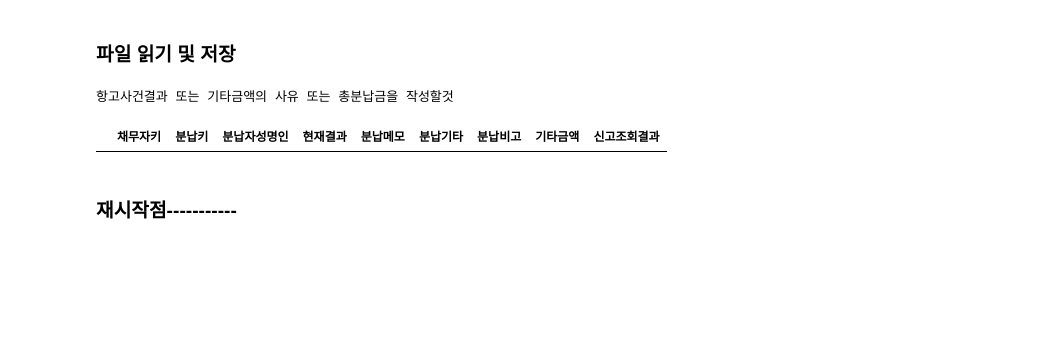
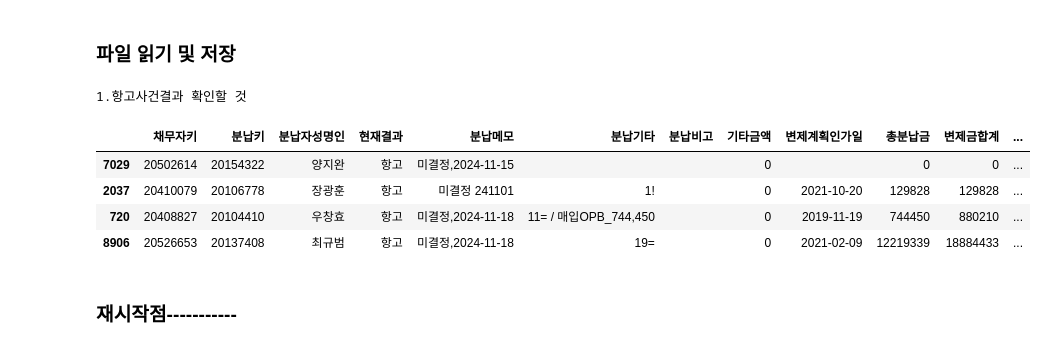
Before and after one commit to jbmyou/python_work, a Jupyter notebook: fileNaming/자산정리/전산_자산정리_개인회생.ipynb, the cells around one changed output. Cells and saved outputs as stored; diff of their text form; code cells hidden in the pictures; blank space fills up the shorter version.

```diff
--- a/fileNaming/자산정리/전산_자산정리_개인회생.ipynb
+++ b/fileNaming/자산정리/전산_자산정리_개인회생.ipynb
@@ -166,50 +178,74 @@ if True :
 # %%
 # 전달 미종결인가건 : 변제금 변화 등 확인 위해
 if previous_cutoff :
-    전달미종결인가건 = pd.read_pickle(functions.키워드로파일명찾기(join(path_base, company, previous_cutoff, "개인회생점검"), "미종결인가건.*pkl", "", 전체경로=True))
+    if previous_file == "미종결인가" :
+        전달미종결인가건 = pd.read_pickle(functions.키워드로파일명찾기(join(path_base, company, previous_cutoff, "개인회생점검"), "미종결인가건.*pkl", "", 전체경로=True))
+    else : # 개인회생새창
+        전달미종결인가건 = pd.read_pickle(functions.키워드로파일명찾기(join(path_base, company, previous_cutoff, "pkl"), "개인회생새창", "계좌키분리", 전체경로=True))
 
 # 이달 개인회생파일 읽기 및 pkl 저장
 if ext == ".xlsx" :
     path_raw_data = join(path_wd, name_dataset+ext)
     raw_data_ori = pd.read_excel(path_raw_data, dtype=rehabilitation_dtype).fillna("")
 
     if raw_data_ori.loc[0,"진행내용"] == "" :
         print("개인회생 엑셀다운로드시 우클릭후 '1.채권자목록,일반내용,진행내용 표시'를 선택해야 합니다.")
     else :
         pass
 
     # 사건번호 정렬
     raw_data_ori.sort_values(by=["관할법원", "사건번호"], inplace=True)
 
     # pkl 저장
     if not os.path.exists(join(path_wd, "pkl")) :
         os.mkdir(join(path_wd, "pkl"))
     raw_data_ori.to_pickle(join(path_wd, "pkl", name_dataset+".pkl"))
 
 # pkl 읽기
 else :
     path_raw_data = join(path_wd, "pkl", name_dataset+ext)
     # path_raw_data = join(path_wd, "pkl", name_dataset+"_진행중_계좌키분리_기준데이터"+ext)
     raw_data_ori = pd.read_pickle(path_raw_data)
 
 
 # 작업 전 확인 ----------------------------------------------------------------------------------------
-raw_data_ori["상태및담당자"] = raw_data_ori["채무상태"] + raw_data_ori["담당자"]
-# 기본조건
-기본cond = (raw_data_ori.분납상태=="진행") & (~raw_data_ori["분납메모"].str.contains('제외|통합|일반')) & (~raw_data_ori.상태및담당자.str.contains(종료))
-# 항고사건, 이유없는 기타금액 확인
-항고cond = 기본cond & (raw_data_ori.현재결과=="항고") & (raw_data_ori.분납메모=="")
-# 이유없는 기타금액
-기타금액cond = 기본cond & (raw_data_ori.기타금액>0) & ((~raw_data_ori.분납기타.str.contains('총분납금추가'))&(~raw_data_ori.분납비고.str.contains('총분납금')))
+if True :
+    raw_data_ori["상태및담당자"] = raw_data_ori["채무상태"] + raw_data_ori["담당자"]
+    총분납금cols = ["채무자키", "분납키", "분납자성명인", "현재결과", "분납메모", "분납기타", "분납비고", "기타금액", "변제계획인가일","총분납금","변제금합계", "인가총액", "신고조회결과",'변제현황조회']
 
-# 변제계획안보고 총분납금을 분납비고에 작성할 것
-변제계획안cond = 기본cond & (raw_data_ori["현재결과"] == "인가") & (raw_data_ori["신고조회결과"].str.contains("은행코드")) & (raw_data_ori["총분납금"] == 0) & (~raw_data_ori["분납비고"].str.contains('총분납금_[\d,]+', regex=True))
+    # 기본조건
+    기본cond = (raw_data_ori.분납상태=="진행") & (~raw_data_ori["분납메모"].str.contains('제외|통합|일반')) & (~raw_data_ori.상태및담당자.str.contains(종료))
+    # 1) 항고사건, 이유없는 기타금액 확인
+    항고cond = 기본cond & (raw_data_ori.현재결과=="항고") & ((raw_data_ori.분납메모=="") |(raw_data_ori.분납메모.str.contains('미결정')))
+    # 2) 이유없는 기타금액
+    기타금액cond = 기본cond & (raw_data_ori.기타금액>0) & ((~raw_data_ori.분납기타.str.contains('총분납금추가'))&(~raw_data_ori.분납비고.str.contains('총분납금')))
 
-print('항고사건결과 또는 기타금액의 사유 또는 총분납금을 작성할것')
-raw_data_ori.loc[항고cond|기타금액cond|변제계획안cond, ["채무자키", "분납키", "분납자성명인", "현재결과", "분납메모", "분납기타", "분납비고", "기타금액", "신고조회결과"]]
+    # 3) 인가총액 작성 조건
+    인가cond = 기본cond & (raw_data_ori["변제계획인가일"] != "")
+    총분납금cond = raw_data_ori["총분납금"] == 0
+
+    인가총액작성cond = 인가cond & 총분납금cond & (raw_data_ori["인가총액"]==0)  # na없음
+
+    # 출력
+    항고사건확인출력 = raw_data_ori.loc[항고cond, 총분납금cols]
+    기타금액사유없음출력 = raw_data_ori.loc[기타금액cond, 총분납금cols]
+    인가총액작성출력 = raw_data_ori.loc[인가총액작성cond, 총분납금cols]
+    if len(항고사건확인출력)>0 :
+        print('1.항고사건결과 확인할 것')
+        display(항고사건확인출력)
+    if len(기타금액사유없음출력)>0 :
+        print('2.기타금액 사유확인할 것')
+        display(기타금액사유없음출력)
+    if len(인가총액작성출력)>0 :
+        print('3.인가총액 작성할 것. 변제금합계가 있거나 변제조회결과 있으면 최신화 필요')
+        display(인가총액작성출력)
 # %% [output]
-항고사건결과 또는 기타금액의 사유 또는 총분납금을 작성할것
+1.항고사건결과 확인할 것
-|  | 채무자키 | 분납키 | 분납자성명인 | 현재결과 | 분납메모 | 분납기타 | 분납비고 | 기타금액 | 신고조회결과 |
+|  | 채무자키 | 분납키 | 분납자성명인 | 현재결과 | 분납메모 | 분납기타 | 분납비고 | 기타금액 | 변제계획인가일 | 총분납금 | 변제금합계 | ... |
+| 7029 | 20502614 | 20154322 | 양지완 | 항고 | 미결정,2024-11-15 |  |  | 0 |  | 0 | 0 | ... |
+| 2037 | 20410079 | 20106778 | 장광훈 | 항고 | 미결정 241101 | 1! |  | 0 | 2021-10-20 | 129828 | 129828 | ... |
+| 720 | 20408827 | 20104410 | 우창효 | 항고 | 미결정,2024-11-18 | 11= / 매입OPB_744,450 |  | 0 | 2019-11-19 | 744450 | 880210 | ... |
+| 8906 | 20526653 | 20137408 | 최규범 | 항고 | 미결정,2024-11-18 | 19= |  | 0 | 2021-02-09 | 12219339 | 18884433 | ... |
 # %%
 # # 바로 수정
 # raw_data_ori.loc[raw_data_ori["분납키"]=="20106778", "분납메모"] = "미결정"
```
Also changed, not shown: parts of 30 cells of this notebook, 6 other files.
